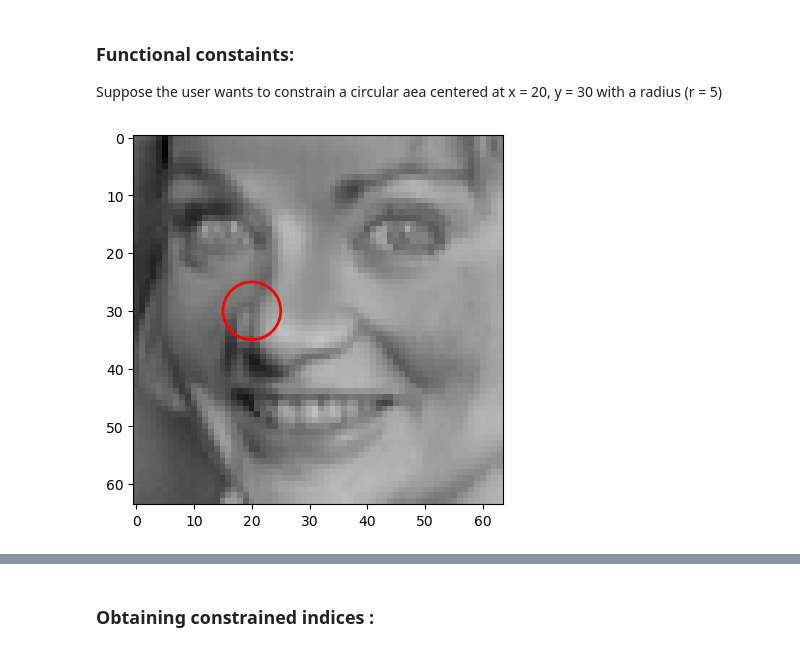
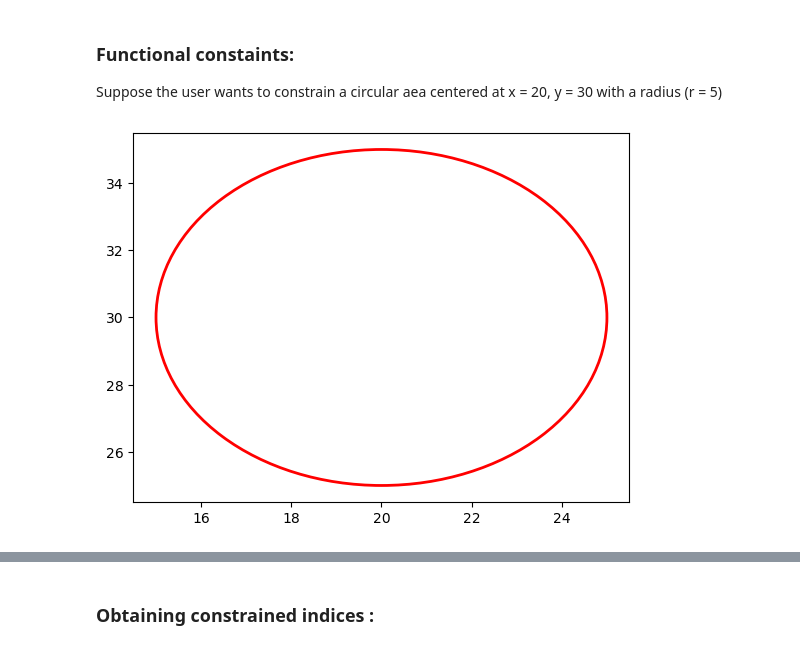
Before and after one commit to dynamicslab/pysensors, a Jupyter notebook: examples/functional_constraints_class.ipynb, the cells around one changed output, grey strips where cells are left out. Saved outputs shown, nothing was run; the diff lists cells and outputs as text; code cells hidden in the pictures.

Commit message:
Moving constraint evaluation and plotting (just constraint and constraint on data) for all shape classes into BaseConstraint

```diff
--- a/examples/functional_constraints_class.ipynb
+++ b/examples/functional_constraints_class.ipynb
@@ -102,7 +102,7 @@ for ind,i in enumerate(range(len(xTopUnc))):
 
 Suppose the user wants to constrain a circular aea centered at x = 20, y = 30 with a radius (r = 5)
 # %%
-circle = ps.utils._constraints.circle(center_x = 20, center_y = 30, radius = 5) #Plotting the constrained circle
-circle.draw_circle(X_train, plot_type = 'image')
+circle = ps.utils._constraints.Circle(center_x = 20, center_y = 30, radius = 5) #Plotting the constrained circle
+circle.draw_constraint() ###Plotting just the constraint
 # %% [output]
-[figure, old version]
+[figure, new version]
```
Also changed, not shown: parts of 10 cells of this notebook, 2 other files.
